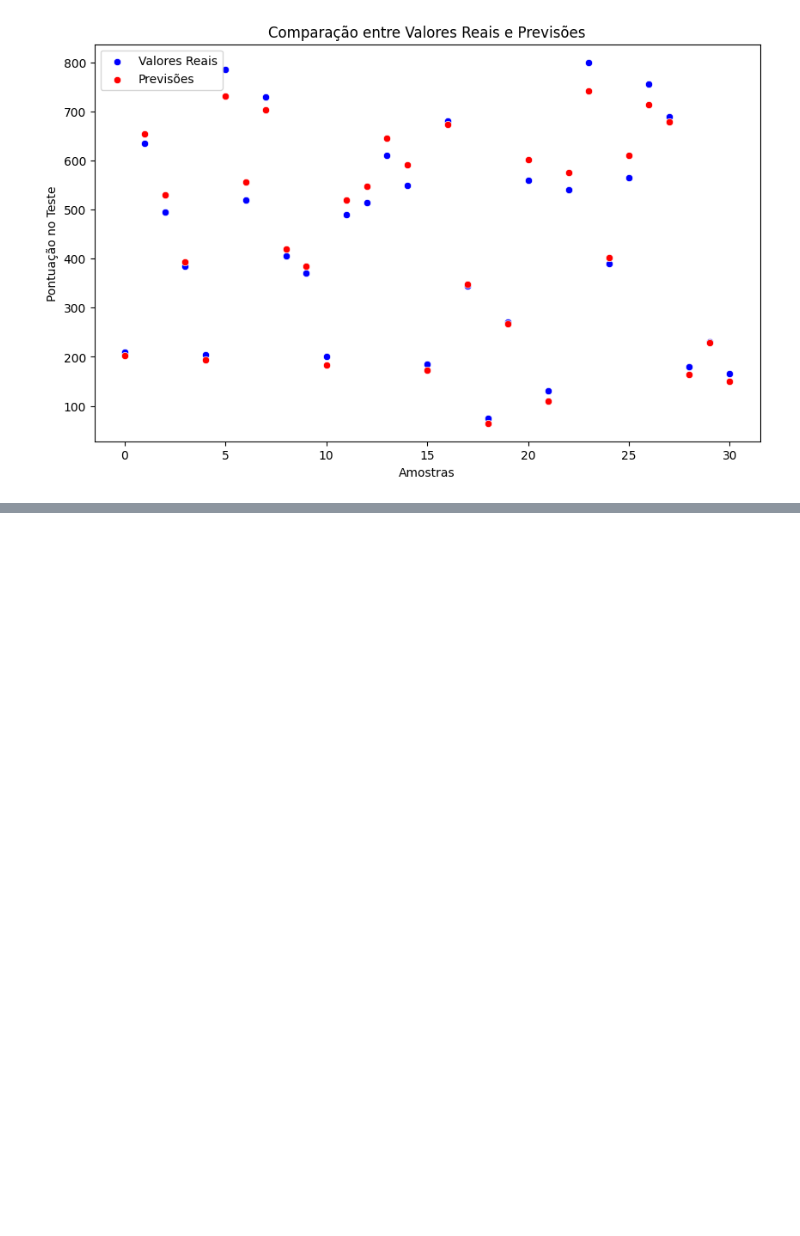
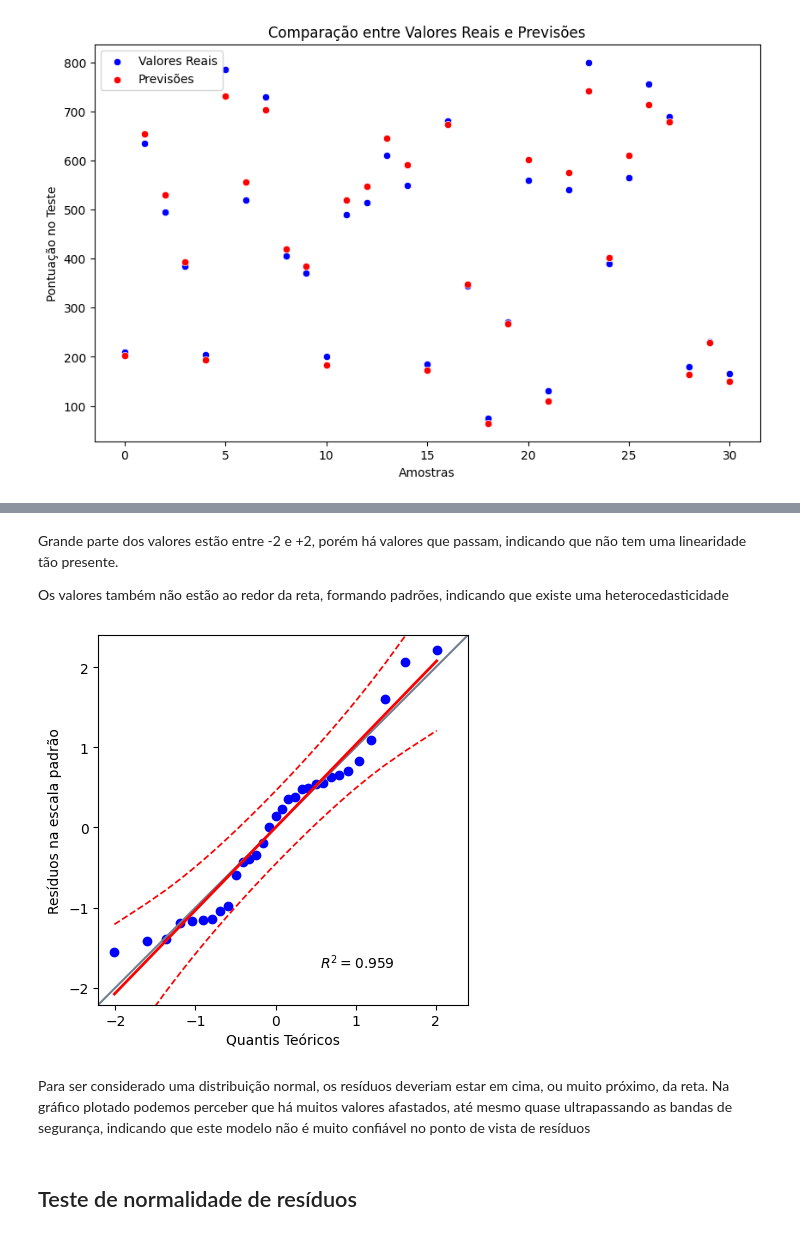
Before and after one commit to icrxz/rocketseat-ai-bootcamp, a Jupyter notebook: simple_linear_regression/modelo_pontuacao.ipynb, the cells around one changed output, grey strips where cells are left out. Drawn from its saved outputs; the diff is of its cells as text; code cells hidden in the pictures; blank space fills up the shorter version.

```diff
--- a/simple_linear_regression/modelo_pontuacao.ipynb
+++ b/simple_linear_regression/modelo_pontuacao.ipynb
@@ -201,0 +231,21 @@ plt.show()
+# %% [markdown]
+Grande parte dos valores estão entre -2 e +2, porém há valores que passam, indicando que não tem uma linearidade tão presente.
+
+Os valores também não estão ao redor da reta, formando padrões, indicando que existe uma heterocedasticidade
+# %%
+# Checar se resíduos seguem uma distribuição normal
+# QQ (Quantile-Quantile) plot que avalia se uma amostra segue uma distribuição normal
+# Se os pontos estiverem próximos da linha, indica que a amostra segue uma distribuição normal
+# Caso contrário, se os pontos estiverem distantes da linha, indica que a amostra não segue uma distribuição normal
+# O desejável é que os pontos estejam próximos da linha (normalidade)
+import pingouin as pg
+pg.qqplot(residuos_std.flatten(), dist='norm', confidence=0.95)
+plt.xlabel('Quantis Teóricos')
+plt.ylabel('Resíduos na escala padrão')
+plt.show()
+# %% [output]
+[figure, added]
+# %% [markdown]
+Para ser considerado uma distribuição normal, os resíduos deveriam estar em cima, ou muito próximo, da reta. Na gráfico plotado podemos perceber que há muitos valores afastados, até mesmo quase ultrapassando as bandas de segurança, indicando que este modelo não é muito confiável no ponto de vista de resíduos
+# %% [markdown]
+## Teste de normalidade de resíduos
```
Also changed, not shown: parts of 19 cells of this notebook, 16 other files.
